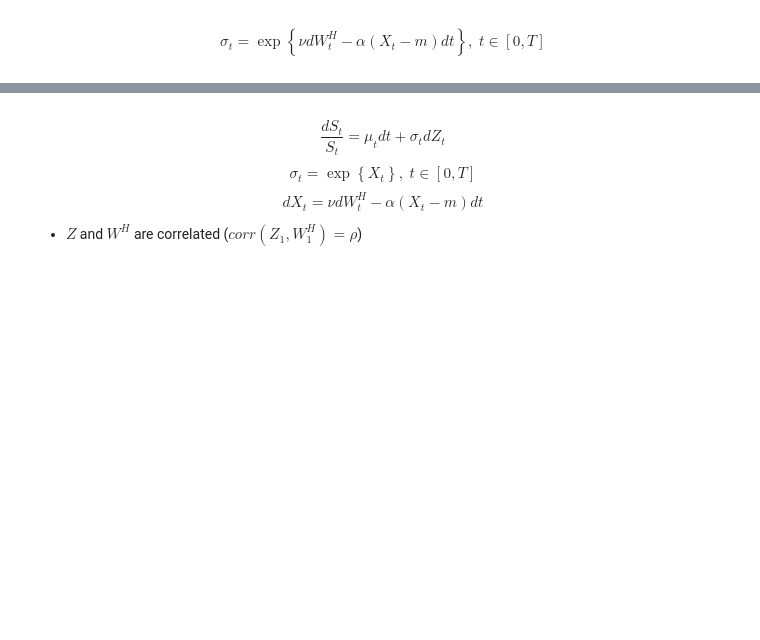
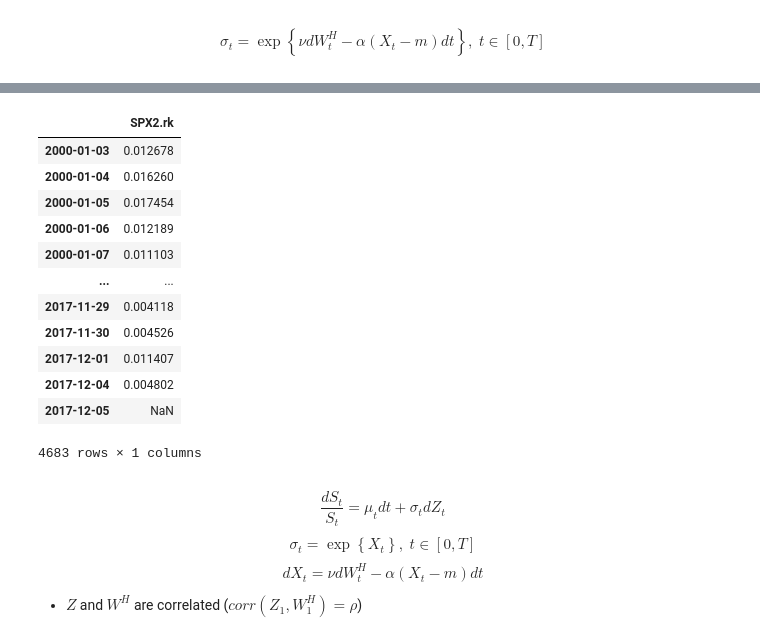
Before and after one commit to kaiboy05/fbm, a Jupyter notebook: notebooks/RFSV.ipynb, the cells around one changed output, grey strips where cells are left out. Drawn from its saved outputs; the diff is of its cells as text; code cells hidden in the pictures; blank space fills up the shorter version.

```diff
--- a/notebooks/RFSV.ipynb
+++ b/notebooks/RFSV.ipynb
@@ -34,3 +68,19 @@ plt.show()
+# %%
+pd.DataFrame(np.sqrt(rv1['SPX2.rk']))
+# %% [output]
+|  | SPX2.rk |
+| 2000-01-03 | 0.012678 |
+| 2000-01-04 | 0.016260 |
+| 2000-01-05 | 0.017454 |
+| 2000-01-06 | 0.012189 |
+| 2000-01-07 | 0.011103 |
+| ... | ... |
+| 2017-11-29 | 0.004118 |
+| 2017-11-30 | 0.004526 |
+| 2017-12-01 | 0.011407 |
+| 2017-12-04 | 0.004802 |
+| 2017-12-05 | NaN |
+4683 rows × 1 columns
 # %% [markdown]
 $$\frac{dS_t}{S_t} = \mu_tdt + \sigma_tdZ_t$$
 $$\sigma_t = \exp \left\{ X_t \right\} ,\; t\in [0, T]$$
```
Also changed, not shown: parts of 3 cells of this notebook, 25 other files.
